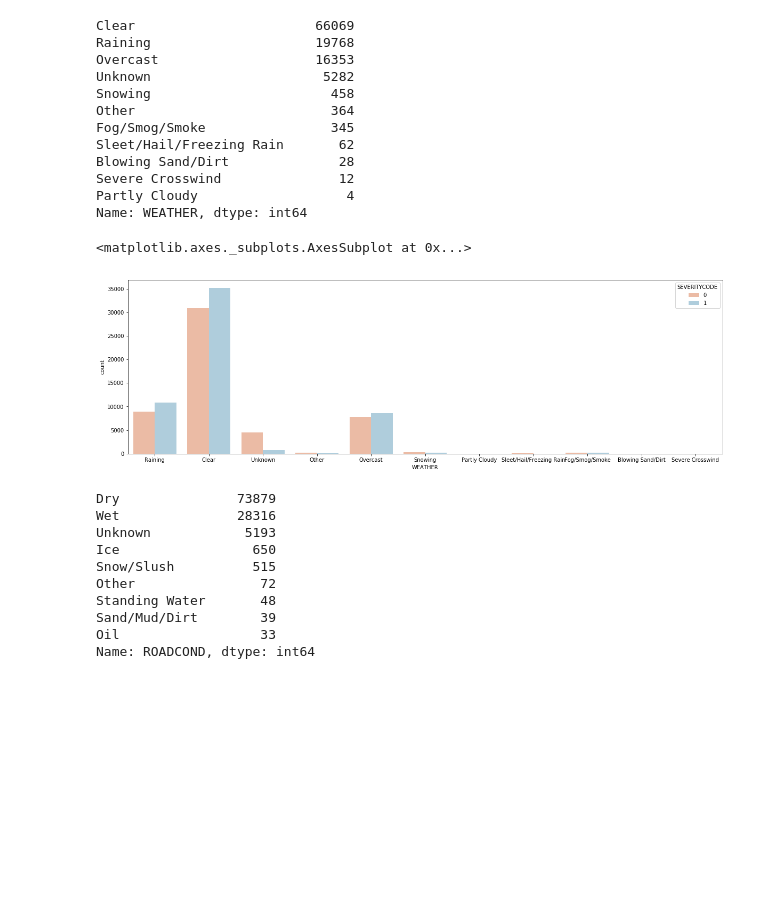
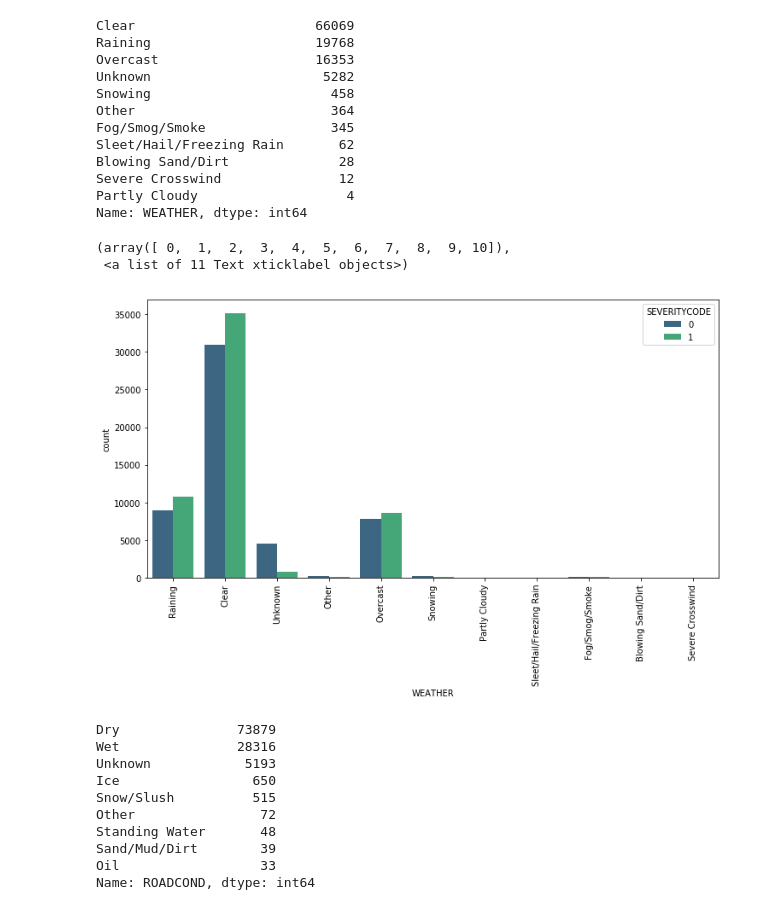
Before and after one commit to Chuks03/Coursera_Capstone., a Jupyter notebook: WK_1 Data Section.ipynb, the cells around one changed output. Drawn from its saved outputs; the diff is of its cells as text; code cells hidden in the pictures; blank space fills up the shorter version.

```diff
--- a/WK_1 Data Section.ipynb
+++ b/WK_1 Data Section.ipynb
@@ -307,12 +335,14 @@ Severe Crosswind               12
 Partly Cloudy                   4
 Name: WEATHER, dtype: int64
 # %%
-plt.figure(figsize = (20,6))
+plt.figure(figsize = (12,6))
 sns.countplot(x = 'WEATHER', data = df_new ,
-              hue = 'SEVERITYCODE', palette = 'RdBu')
+              hue = 'SEVERITYCODE', palette = 'viridis')
+plt.xticks(rotation=90)
 # %% [output]
-<matplotlib.axes._subplots.AxesSubplot at 0x...>
+(array([ 0,  1,  2,  3,  4,  5,  6,  7,  8,  9, 10]),
+ <a list of 11 Text xticklabel objects>)
-[figure, old version]
+[figure, new version]
 # %%
 df_new["ROADCOND"].value_counts()
 # %% [output]
```
Also changed, not shown: parts of 40 cells of this notebook.
